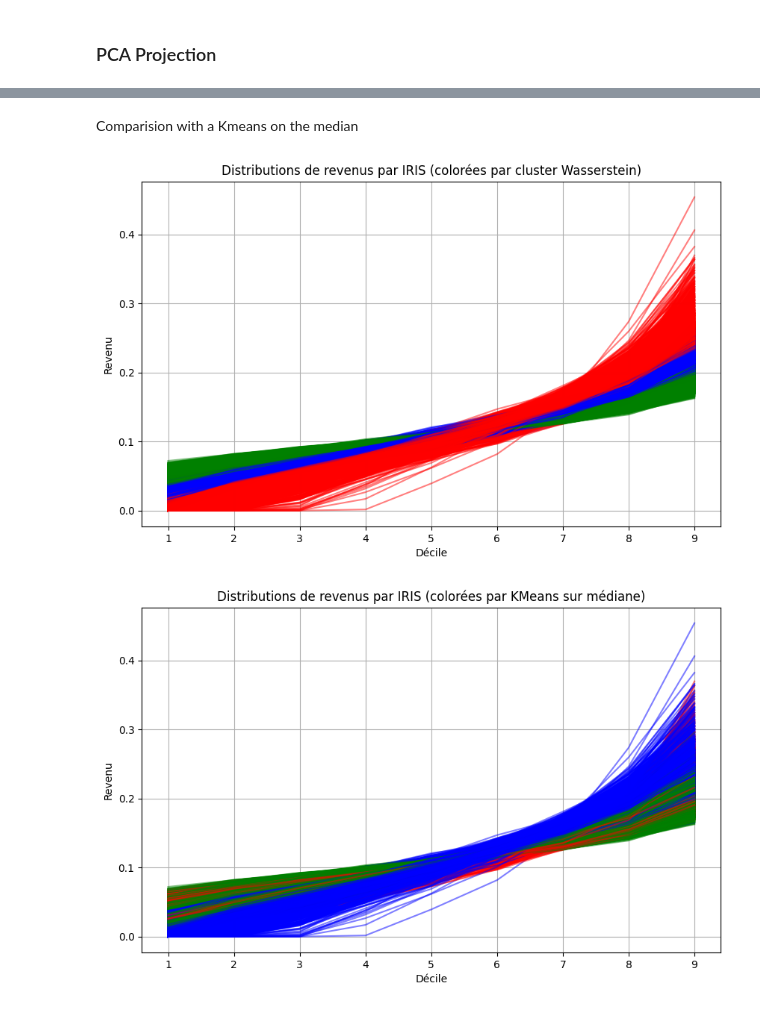
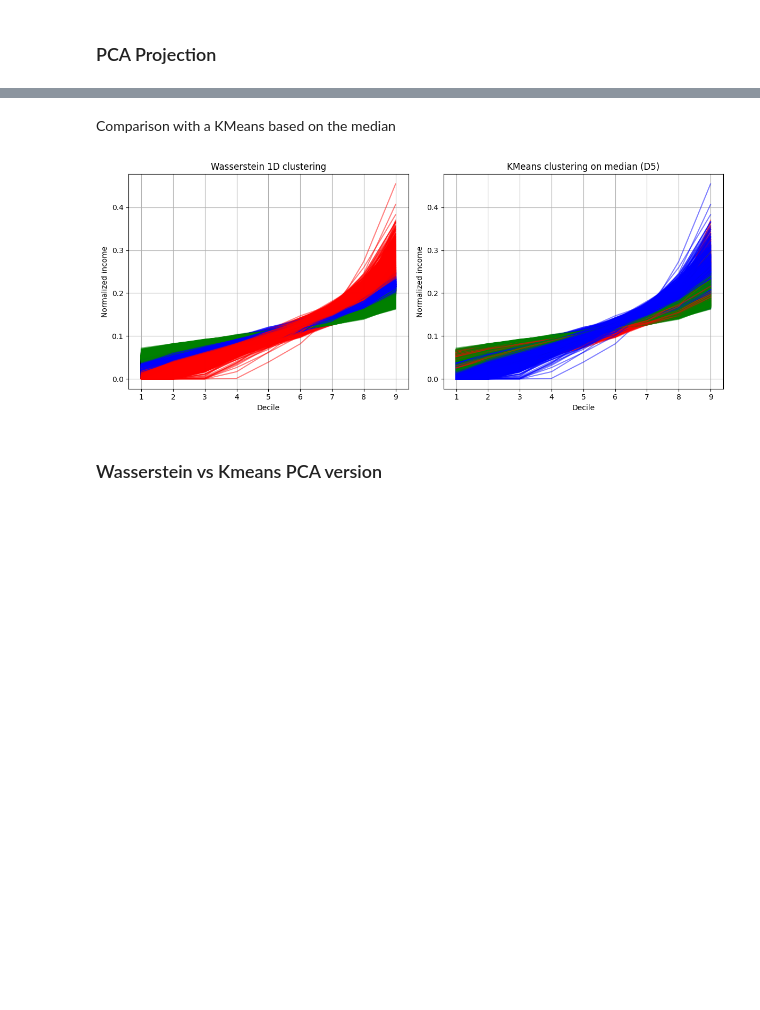
Before and after one commit to moranenzo/ML-Wasserstein, a Jupyter notebook: IRIS.ipynb, the cells around one changed output, grey strips where cells are left out. Cells and saved outputs as stored; diff of their text form; code cells hidden in the pictures; blank space fills up the shorter version.

Commit message:
Add comparison between W and regular KMeans

```diff
--- a/IRIS.ipynb
+++ b/IRIS.ipynb
@@ -140,19 +146,16 @@ plt.show()
 # %% [markdown]
 ### PCA Projection
 # %%
-from sklearn.decomposition import PCA
-
-# PCA pour réduire à 2 dimensions les distributions (quantiles normalisés)
 pca = PCA(n_components=2)
 proj = pca.fit_transform(distributions)
 
-# Affichage des clusters Wasserstein 1D
 plt.figure(figsize=(8, 6))
 for i in range(k):
-    plt.scatter(proj[assignments == i, 0], proj[assignments == i, 1], label=f'Cluster {i}')
-plt.title("Clustering Wasserstein 1D (projection PCA)")
-plt.xlabel("PC 1")
-plt.ylabel("PC 2")
+    plt.scatter(proj[assignments == i, 0], proj[assignments == i, 1], color=colors[i], label=f'Cluster {i+1}', alpha=0.7)
+
+plt.title("Wasserstein clustering (PCA projection)")
+plt.xlabel("Principal Component 1")
+plt.ylabel("Principal Component 2")
 plt.legend()
 plt.grid(True)
 plt.show()
@@ -161,38 +164,39 @@ plt.show()
 # %% [markdown]
-Comparision with a Kmeans on the median
+Comparison with a KMeans based on the median
 # %%
-from sklearn.cluster import KMeans
-
-# KMeans sur la médiane (DEC_MED20)
+# Computation
 kmeans_median = KMeans(n_clusters=k, n_init="auto", random_state=0)
 df_clean["cluster_median"] = kmeans_median.fit_predict(df_clean[["DEC_MED20"]])
 
-# Clustering Wasserstein 1D
-plt.figure(figsize=(10, 6))
 
+# Comparison
+
+plt.figure(figsize=(12, 5))
+
+# Wasserstein clustering
+plt.subplot(1, 2, 1)
 for i in range(n_distributions):
     cluster = assignments[i]
     plt.plot(support, distributions[i], color=colors[cluster % len(colors)], alpha=0.5)
+plt.title("Wasserstein 1D clustering")
+plt.xlabel("Decile")
+plt.ylabel("Normalized income")
+plt.grid(True)
 
-plt.title("Distributions de revenus par IRIS (colorées par cluster Wasserstein)")
-plt.xlabel("Décile")
-plt.ylabel("Revenu")
+# KMeans on median
+plt.subplot(1, 2, 2)
+for i in range(n_distributions):
+    cluster = df_clean["cluster_median"].iloc[i]
+    plt.plot(support, distributions[i], color=colors[cluster % len(colors)], alpha=0.5)
+plt.title("KMeans clustering on median (D5)")
+plt.xlabel("Decile")
+plt.ylabel("Normalized income")
 plt.grid(True)
+
+plt.tight_layout()
 plt.show()
-
-# Clustering médiane
-plt.figure(figsize=(10, 6))
-
-for i in range(n_distributions):
-    cluster = df_clean['cluster_median'].iloc[i]
-    plt.plot(support, distributions[i], color=colors[cluster % len(colors)], alpha=0.5)
-
-plt.title("Distributions de revenus par IRIS (colorées par KMeans sur médiane)")
-plt.xlabel("Décile")
-plt.ylabel("Revenu")
-plt.grid(True)
-plt.show()
 # %% [output]
-[figure, old version]
+[figure, new version]
-[figure, removed]
+# %% [markdown]
+### Wasserstein vs Kmeans PCA version
 # %%
```
Also changed, not shown: parts of 6 cells of this notebook.
